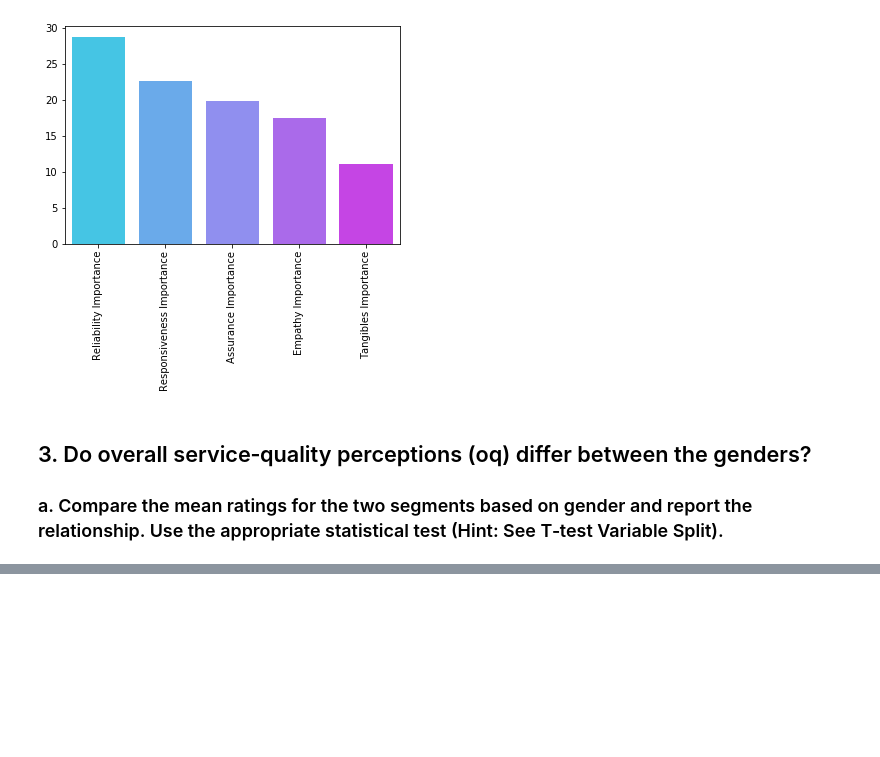
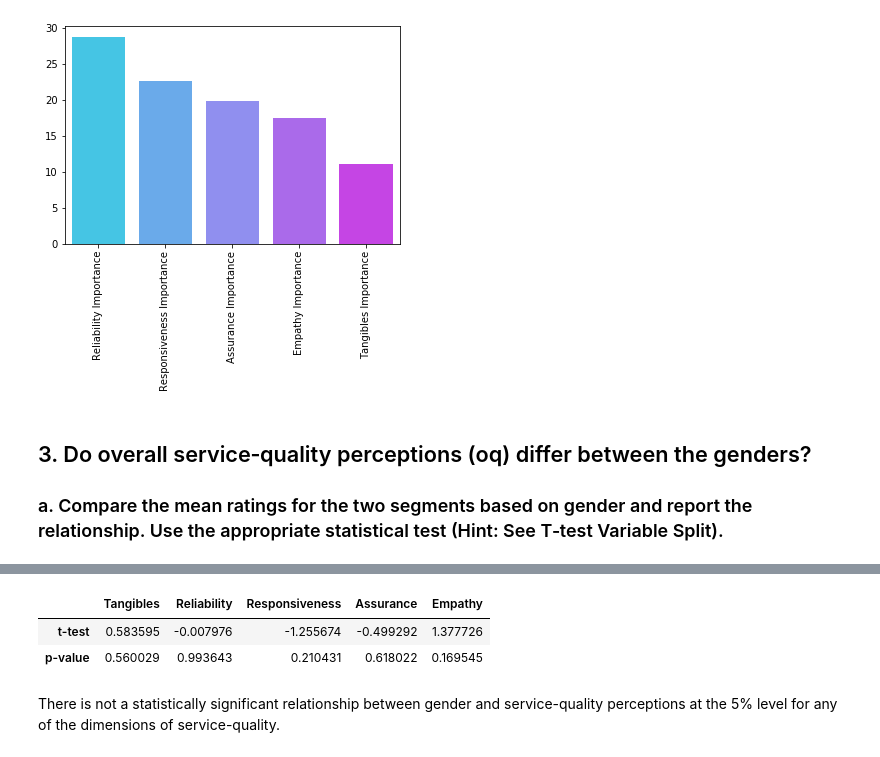
Before and after one commit to ktkuwahara/sharing-repository, a Jupyter notebook: National Insurance.ipynb, the cells around one changed output, grey strips where cells are left out. Saved outputs shown, nothing was run; the diff lists cells and outputs as text; code cells hidden in the pictures; blank space fills up the shorter version.

```diff
--- a/National Insurance.ipynb
+++ b/National Insurance.ipynb
@@ -283,0 +369,12 @@ display(tab2)
+# %%
+# t-test of independent samples
+results = pd.DataFrame(stats.ttest_ind(df_e_male, df_e_female))
+results.columns = ["Tangibles", "Reliability", "Responsiveness", "Assurance", "Empathy"]
+results.index = ["t-test", "p-value"]
+results
+# %% [output]
+|  | Tangibles | Reliability | Responsiveness | Assurance | Empathy |
+| t-test | 0.583595 | -0.007976 | -1.255674 | -0.499292 | 1.377726 |
+| p-value | 0.560029 | 0.993643 | 0.210431 | 0.618022 | 0.169545 |
+# %% [markdown]
+There is not a statistically significant relationship between gender and service-quality perceptions at the 5% level for any of the dimensions of service-quality.
```
Also changed, not shown: parts of 5 cells of this notebook.
